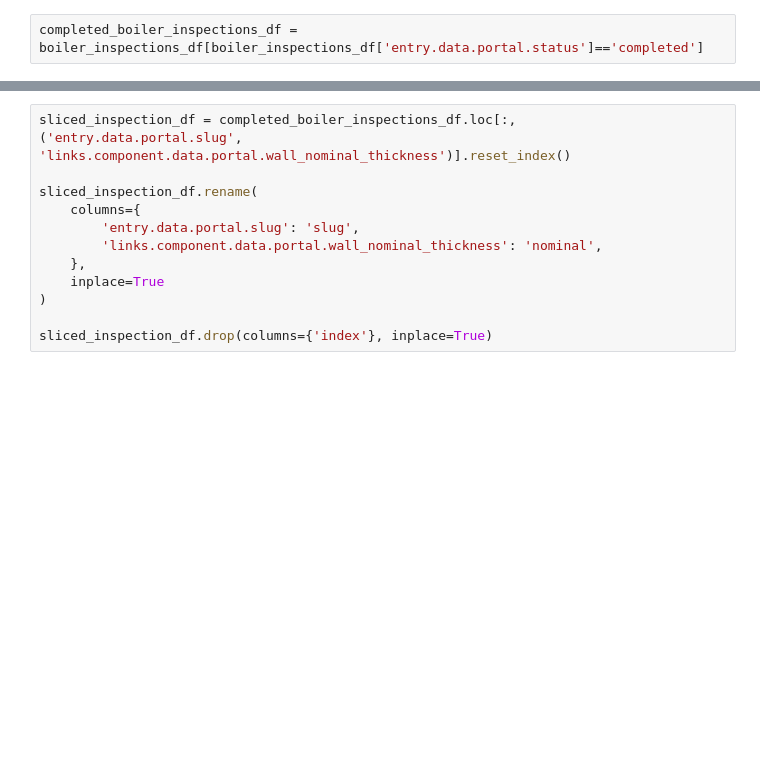
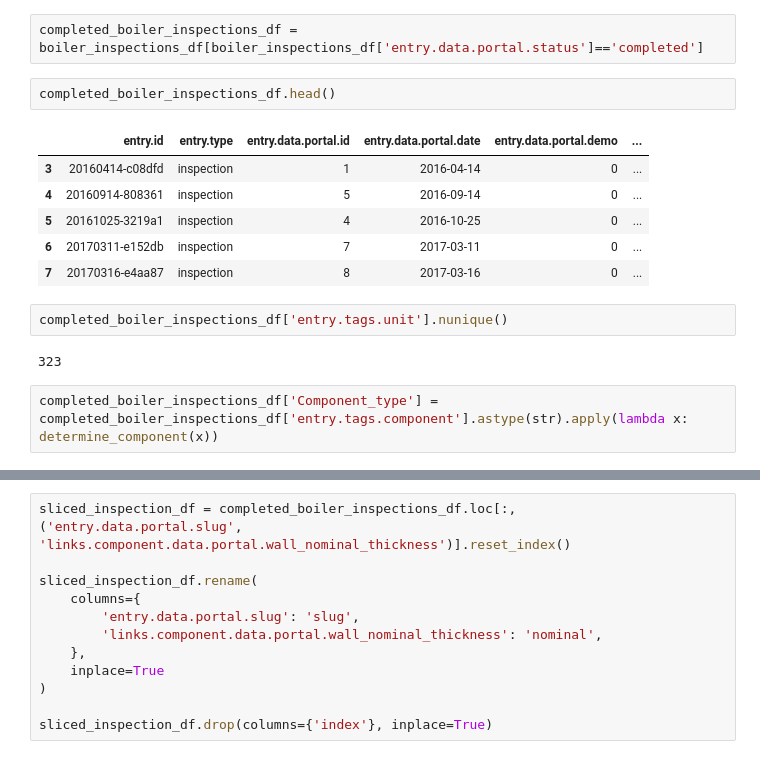
Before and after one commit to GeckoRobotics/davos-data-project, a Jupyter notebook: notebooks/Data_Pipeline.ipynb, the cells around one changed output, grey strips where cells are left out. Drawn from its saved outputs; the diff is of its cells as text; blank space fills up the shorter version.

```diff
--- a/notebooks/Data_Pipeline.ipynb
+++ b/notebooks/Data_Pipeline.ipynb
@@ -95,2 +105,17 @@ boiler_inspections_df.head()
 # %%
 completed_boiler_inspections_df = boiler_inspections_df[boiler_inspections_df['entry.data.portal.status']=='completed']
+# %%
+completed_boiler_inspections_df.head()
+# %% [output]
+|  | entry.id | entry.type | entry.data.portal.id | entry.data.portal.date | entry.data.portal.demo | ... |
+| 3 | 20160414-c08dfd | inspection | 1 | 2016-04-14 | 0 | ... |
+| 4 | 20160914-808361 | inspection | 5 | 2016-09-14 | 0 | ... |
+| 5 | 20161025-3219a1 | inspection | 4 | 2016-10-25 | 0 | ... |
+| 6 | 20170311-e152db | inspection | 7 | 2017-03-11 | 0 | ... |
+| 7 | 20170316-e4aa87 | inspection | 8 | 2017-03-16 | 0 | ... |
+# %%
+completed_boiler_inspections_df['entry.tags.unit'].nunique()
+# %% [output]
+323
+# %%
+completed_boiler_inspections_df['Component_type'] = completed_boiler_inspections_df['entry.tags.component'].astype(str).apply(lambda x: determine_component(x))
```
Also changed, not shown: parts of 51 cells of this notebook, 11 other files.
